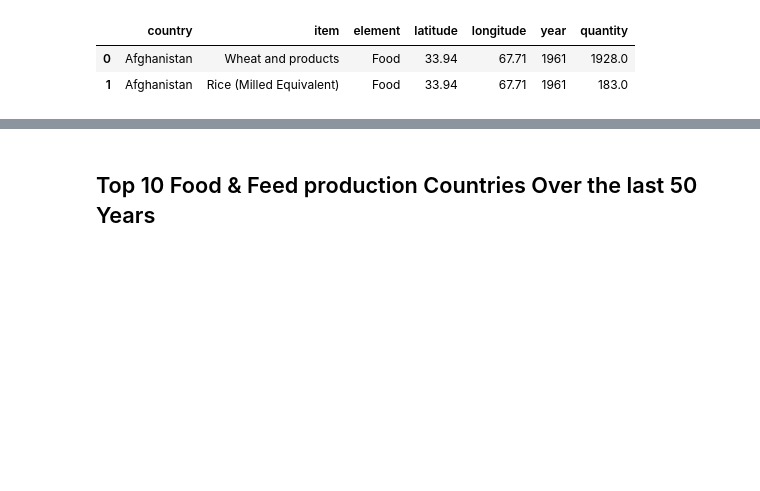
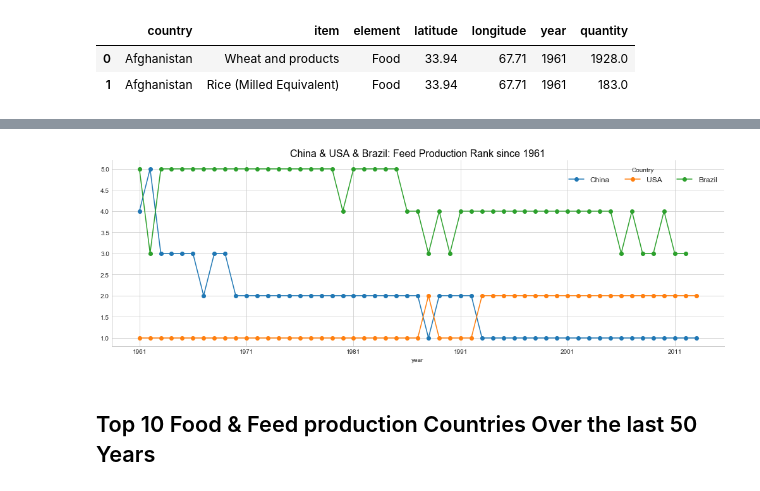
Before and after one commit to H-Nike/Kaggle_project, a Jupyter notebook: Food we Grow/Food we Grow.ipynb, the cells around one changed output, grey strips where cells are left out. Cells and saved outputs as stored; diff of their text form; code cells hidden in the pictures; blank space fills up the shorter version.

```diff
--- a/Food we Grow/Food we Grow.ipynb
+++ b/Food we Grow/Food we Grow.ipynb
@@ -185,3 +115,7 @@ rank_plot_2(ed_feed,'Feed',4,None)
+# %%
+top_five_year(df_feed,'Feed',0,3)
+# %% [output]
+[figure, added]
 # %% [markdown]
 ## Top 10 Food & Feed production Countries Over the last 50 Years
 # %%
```
Also changed, not shown: parts of 41 cells of this notebook, 3 other files.
